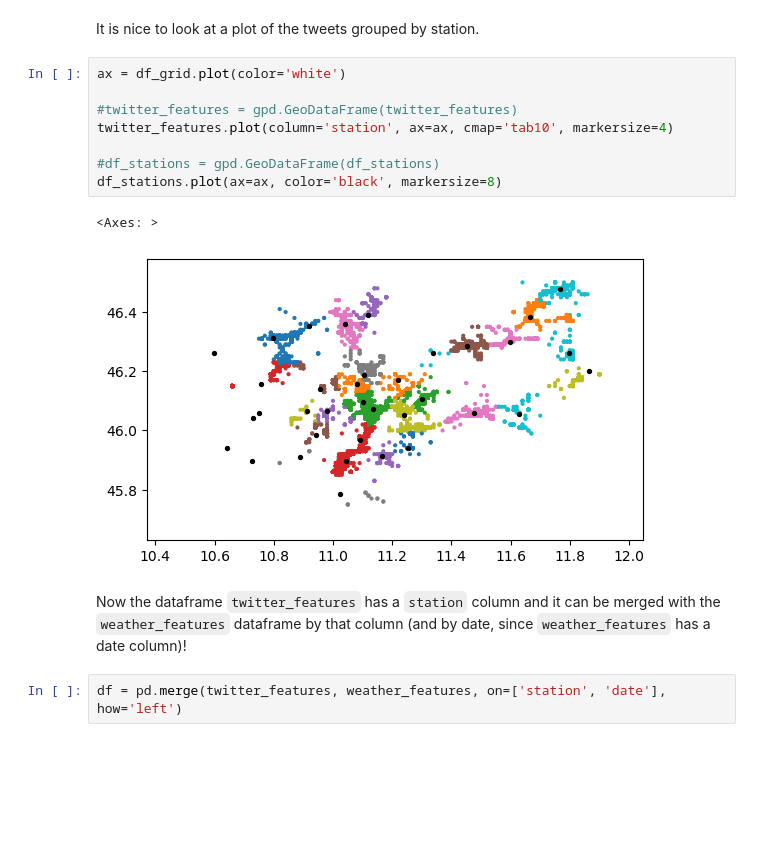
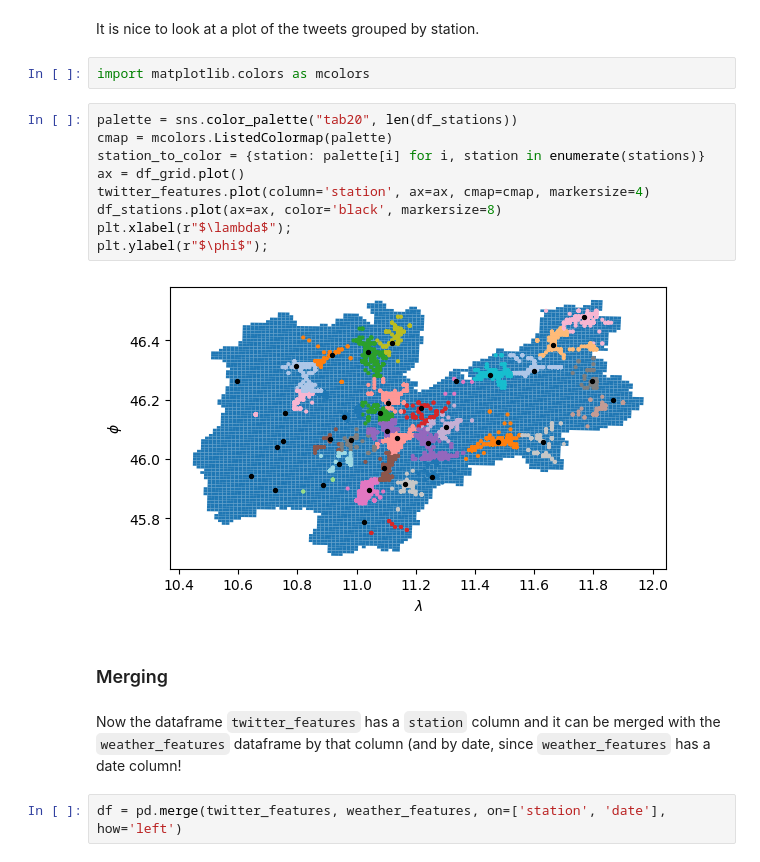
Before and after one commit to giorgiomi/social-pulse-predictor, a Jupyter notebook: notebooks/EDA.ipynb, the cells around one changed output. Saved outputs shown, nothing was run; the diff lists cells and outputs as text; blank space fills up the shorter version.

```diff
--- a/notebooks/EDA.ipynb
+++ b/notebooks/EDA.ipynb
@@ -171,19 +178,23 @@ twitter_features.head()
 | 4 | 2013-11-01 | 00:45 | 1383263140 | San Michele all'Adige | 0045 | POINT (11.12000 46.20000) | T0408 |
 # %% [markdown]
 It is nice to look at a plot of the tweets grouped by station.
+# %%
+import matplotlib.colors as mcolors
 # %%
-ax = df_grid.plot(color='white')
-
-#twitter_features = gpd.GeoDataFrame(twitter_features)
-twitter_features.plot(column='station', ax=ax, cmap='tab10', markersize=4)
-
-#df_stations = gpd.GeoDataFrame(df_stations)
+palette = sns.color_palette("tab20", len(df_stations))
+cmap = mcolors.ListedColormap(palette)
+station_to_color = {station: palette[i] for i, station in enumerate(stations)}
+ax = df_grid.plot()
+twitter_features.plot(column='station', ax=ax, cmap=cmap, markersize=4)
 df_stations.plot(ax=ax, color='black', markersize=8)
+plt.xlabel(r"$\lambda$");
+plt.ylabel(r"$\phi$");
 # %% [output]
-<Axes: >
-[figure, old version]
+[figure, new version]
+# %% [markdown]
+### Merging
 # %% [markdown]
-Now the dataframe `twitter_features` has a `station` column and it can be merged with the `weather_features` dataframe by that column (and by date, since `weather_features` has a date column)!
+Now the dataframe `twitter_features` has a `station` column and it can be merged with the `weather_features` dataframe by that column (and by date, since `weather_features` has a date column!
 # %%
 df = pd.merge(twitter_features, weather_features, on=['station', 'date'], how='left')
 # %%
```
Also changed, not shown: parts of 7 cells of this notebook.
